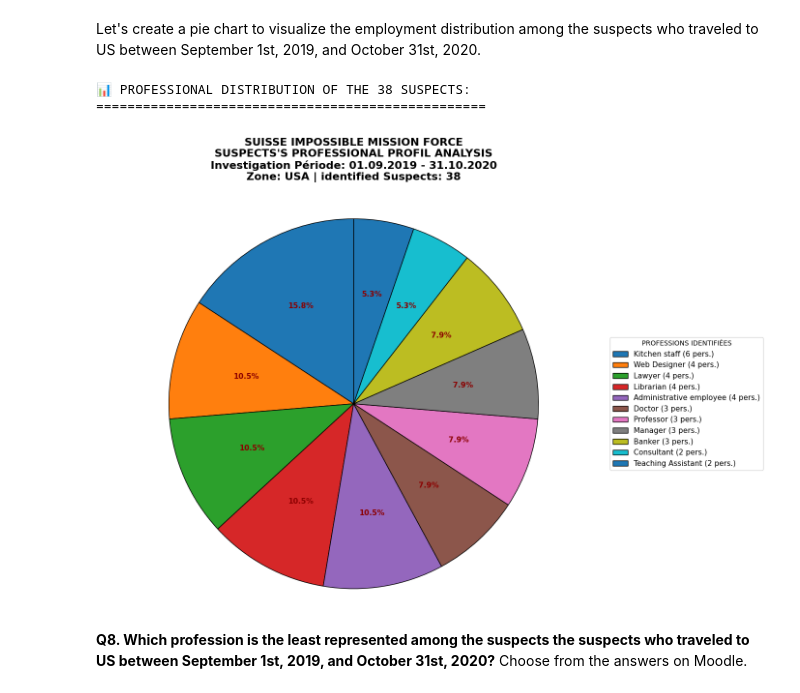
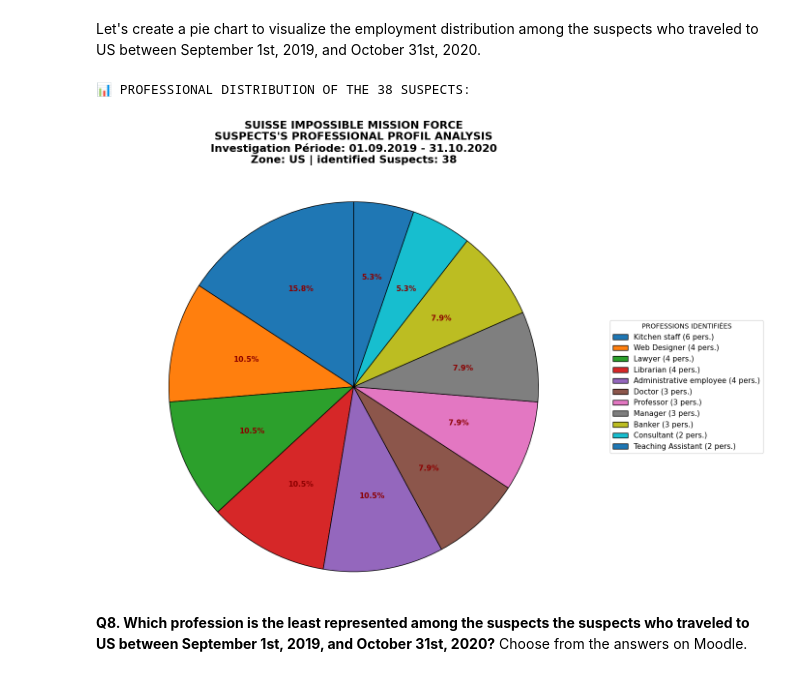
Before and after one commit to LemdjoM/Arduino, a Jupyter notebook: Assignements/Part 1/Assignment_part_1.ipynb, the cells around one changed output. Drawn from its saved outputs; the diff is of its cells as text; code cells hidden in the pictures.

```diff
--- a/Assignements/Part 1/Assignment_part_1.ipynb
+++ b/Assignements/Part 1/Assignment_part_1.ipynb
@@ -403,7 +403,6 @@ import seaborn as sns
 employment_distribution = usa_travelers_cleaned['employment'].value_counts()
 
 print(f"\n📊 PROFESSIONAL DISTRIBUTION OF THE {len(usa_travelers_cleaned)} SUSPECTS:")
-print("=" * 50)
 
 total_suspects = len(usa_travelers_cleaned)
 for profession, count in employment_distribution.items():
@@ -422,37 +421,35 @@ plt.pie(
     wedgeprops={'edgecolor': 'black', 'linewidth': 1},
     textprops={'fontsize': 11, 'fontweight': 'bold', 'color': 'darkred'}
 )
 
 plt.title(
     'SUISSE IMPOSSIBLE MISSION FORCE\n'
     'SUSPECTS\'S PROFESSIONAL PROFIL ANALYSIS\n'
     f'Investigation Période: 01.09.2019 - 31.10.2020\n'
-    f'Zone: USA | identified Suspects: {total_suspects}',
+    f'Zone: US | identified Suspects: {total_suspects}',
     fontsize=16,
     fontweight='bold',
     pad=30
 )
 
 # Legende
 legend_labels = [f'{prof} ({count} pers.)' for prof, count in
                 zip(employment_distribution.index, employment_distribution.values)]
 plt.legend(
-    #wedges,
     legend_labels,
     title="PROFESSIONS IDENTIFIÉES",
     loc="center left",
     bbox_to_anchor=(1, 0, 0.5, 1),
     fontsize=11
 )
 
 plt.axis('equal')
 
 plt.tight_layout()
 plt.show()
 # %% [output]
 📊 PROFESSIONAL DISTRIBUTION OF THE 38 SUSPECTS:
-==================================================
-[figure, old version]
+[figure, new version]
 # %% [markdown]
 **Q8. Which profession is the least represented among the suspects the suspects who traveled to US between September 1st, 2019, and October 31st, 2020?**
  Choose from the answers on Moodle.
```
Also changed, not shown: parts of 10 cells of this notebook.
